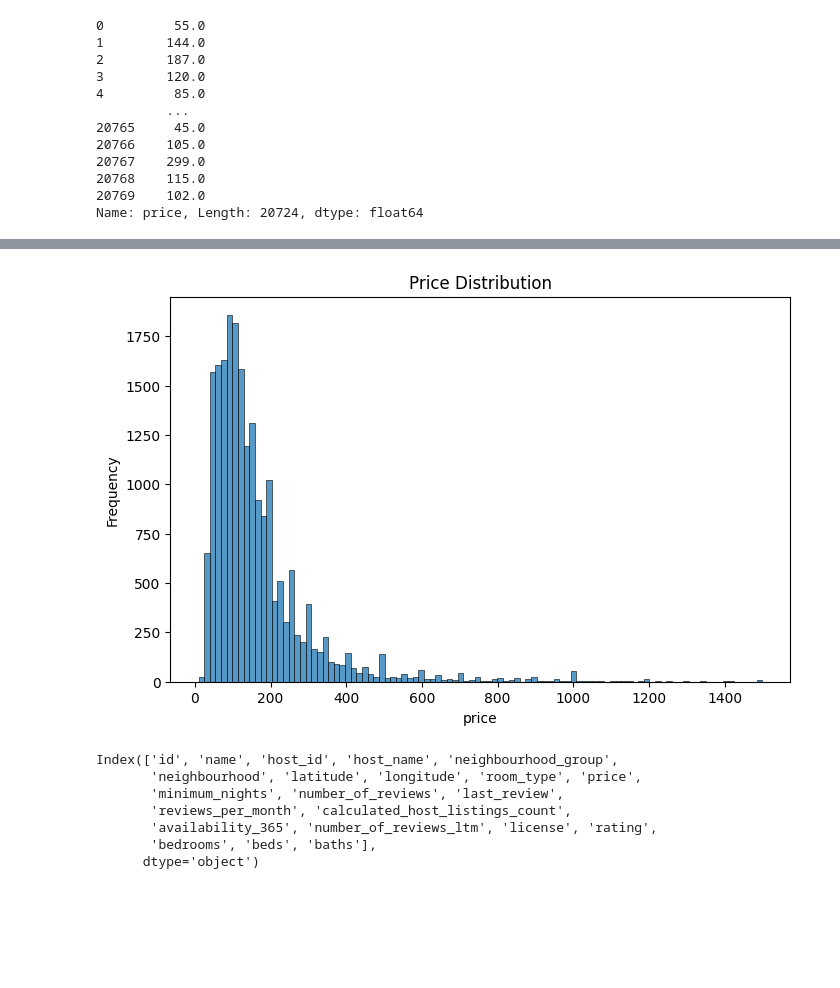
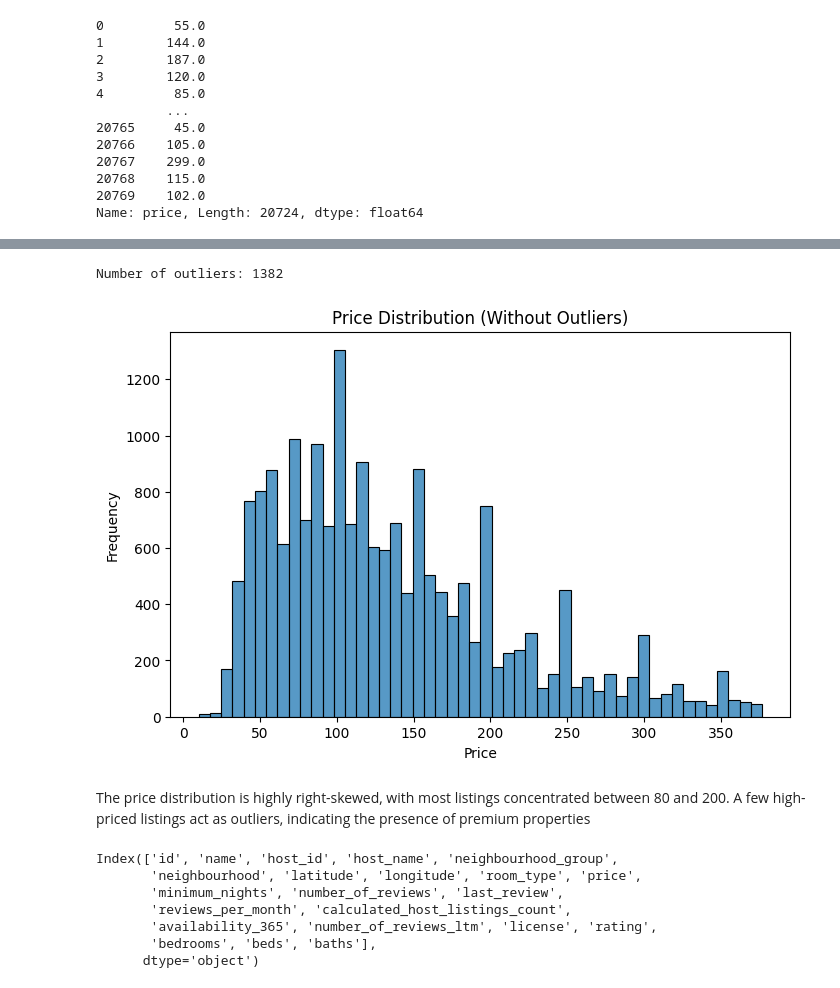
Before and after one commit to ishika058/Airbnb-Analysis, a Jupyter notebook: airbnb_analysis.ipynb, the cells around one changed output, grey strips where cells are left out. Drawn from its saved outputs; the diff is of its cells as text; code cells hidden in the pictures; blank space fills up the shorter version.

```diff
--- a/airbnb_analysis.ipynb
+++ b/airbnb_analysis.ipynb
@@ -174,0 +161,16 @@ Even after filtering (<1500), you still see some outliers (like around 1000–14
+# %%
+# calculate quartiles
+Q1 = data["price"].quantile(0.25)
+Q3 = data["price"].quantile(0.75)
+
+IQR = Q3 - Q1
+
+# bounds
+lower_bound = Q1 - 1.5 * IQR
+upper_bound = Q3 + 1.5 * IQR
+
+print("Q1:", Q1)
+print("Q3:", Q3)
+print("IQR:", IQR)
+print("Lower Bound:", lower_bound)
+print("Upper Bound:", upper_bound)
@@ -175,10 +193,23 @@ Even after filtering (<1500), you still see some outliers (like around 1000–14
+# %%
+outliers = data[(data["price"] < lower_bound) | (data["price"] > upper_bound)]
+
+print("Number of outliers:", outliers.shape[0])
+# %% [output]
+Number of outliers: 1382
+# %%
+df_clean = data[(data["price"] >= lower_bound) & (data["price"] <= upper_bound)]
 # %%
-#Price distribution
 plt.figure(figsize=(8,5))
-sns.histplot(data=df,x="price",bins=100)
-plt.title("Price Distribution")
+
+sns.histplot(data=df_clean, x="price", bins=50)
+
+plt.title("Price Distribution (Without Outliers)")
+plt.xlabel("Price")
 plt.ylabel("Frequency")
+
 plt.show()
 # %% [output]
-[figure, old version]
+[figure, new version]
+# %% [markdown]
+The price distribution is highly right-skewed, with most listings concentrated between 80 and 200. A few high-priced listings act as outliers, indicating the presence of premium properties
 # %%
```
Also changed, not shown: parts of 46 cells of this notebook, 1 other file.
